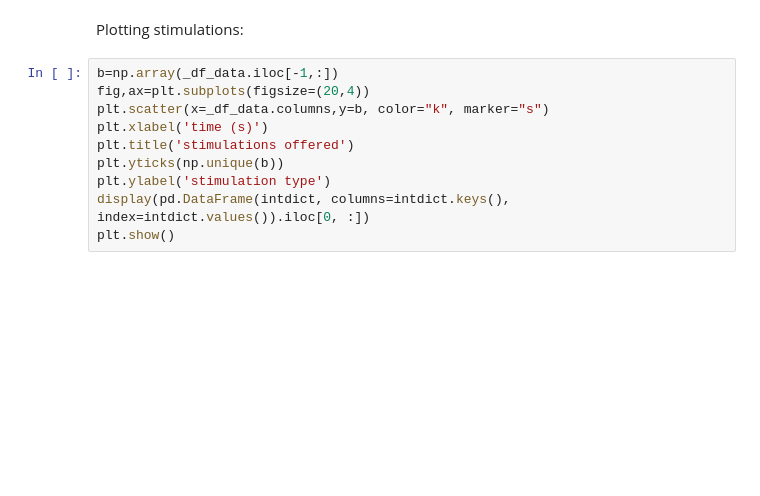
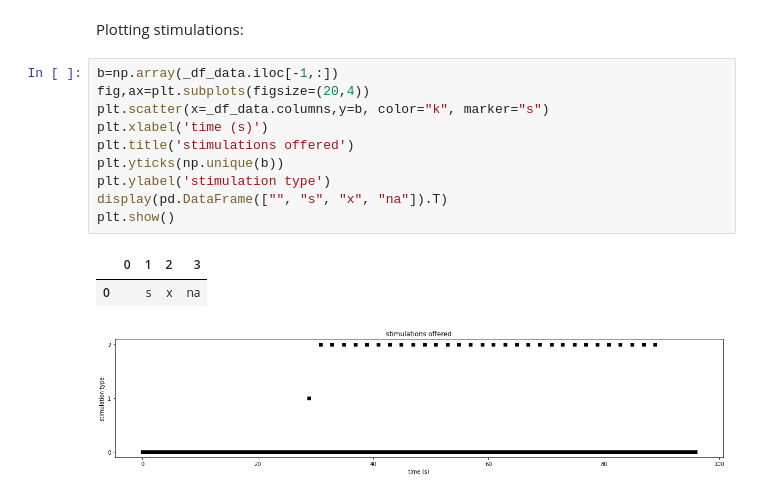
Before and after one commit to tmorshed/bme-1500, a Jupyter notebook: exploration.ipynb, the cells around one changed output. Saved outputs shown, nothing was run; the diff lists cells and outputs as text; blank space fills up the shorter version.

```diff
--- a/exploration.ipynb
+++ b/exploration.ipynb
@@ -79,15 +92,19 @@ markers, npzs = finder()
 _marker, _df_data=load_to_df(markers, npzs, 0)
 # %% [markdown]
 Plotting stimulations:
-# %%
-b=np.array(_df_data.iloc[-1,:])
-fig,ax=plt.subplots(figsize=(20,4))
-plt.scatter(x=_df_data.columns,y=b, color="k", marker="s")
-plt.xlabel('time (s)')
-plt.title('stimulations offered')
-plt.yticks(np.unique(b))
-plt.ylabel('stimulation type')
-display(pd.DataFrame(intdict, columns=intdict.keys(), index=intdict.values()).iloc[0, :])
-plt.show()
+# %%
+b=np.array(_df_data.iloc[-1,:])
+fig,ax=plt.subplots(figsize=(20,4))
+plt.scatter(x=_df_data.columns,y=b, color="k", marker="s")
+plt.xlabel('time (s)')
+plt.title('stimulations offered')
+plt.yticks(np.unique(b))
+plt.ylabel('stimulation type')
+display(pd.DataFrame(["", "s", "x", "na"]).T)
+plt.show()
+# %% [output]
+|  | 0 | 1 | 2 | 3 |
+| 0 |  | s | x | na |
+[figure, added]
 # %%
 _marker.keys()
```
Also changed, not shown: parts of 9 cells of this notebook.
